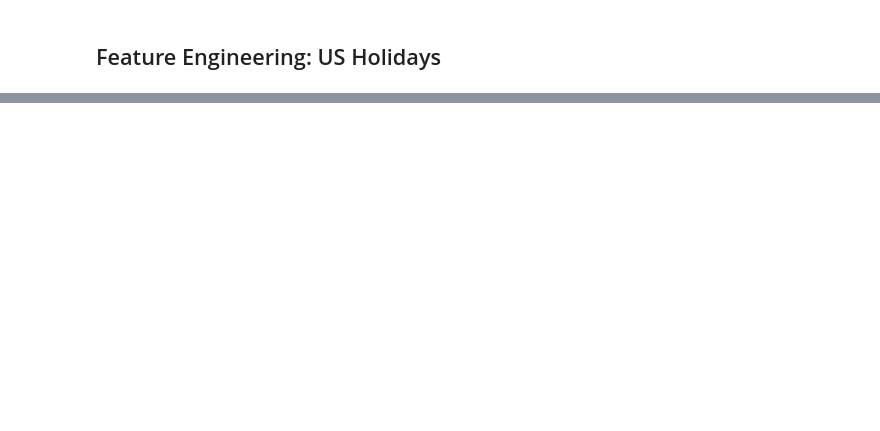
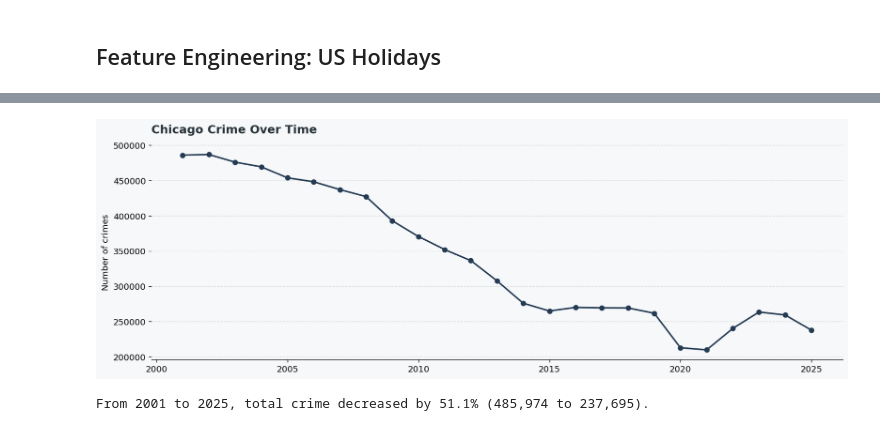
Before and after one commit to swirita/Chicago-Crime-Analysis-and-Forecasting, a Jupyter notebook: notebooks/02_crime_analysis_forecast.ipynb, the cells around one changed output, grey strips where cells are left out. Saved outputs shown, nothing was run; the diff lists cells and outputs as text; code cells hidden in the pictures; blank space fills up the shorter version.

Commit message:
Update Analysis Visual Style

```diff
--- a/notebooks/02_crime_analysis_forecast.ipynb
+++ b/notebooks/02_crime_analysis_forecast.ipynb
@@ -290,4 +244,0 @@ holidays.country_holidays('US')
-# %%
-## Saving holiday types as columns
-df["US Holiday"] = [us_holidays.get(day) for day in df['Date']]
-df.head(5)
@@ -329,4 +244,0 @@ ax.set_xticklabels(ax.get_xticklabels(),rotation=45, ha='right');
-# %%
-## Saving a binary is holiday feature
-df['Is_Holiday'] = df['US Holiday'].notna()
-df['Is_Holiday'].value_counts()
@@ -339,4 +244,0 @@ dtype: int64
-# %%
-df = df.set_index("Date")
-
-df.info()
@@ -791,0 +245,6 @@ print(f'Lowest seasonal point: {annual_low_month}')
+# %%
+us_holidays = holidays.country_holidays("US")
+df["US Holiday"] = [us_holidays.get(date) for date in df.index.date]
+
+print(f"Crimes reported on holidays: {df['US Holiday'].notna().sum():,}")
+df.head()
@@ -791,0 +265,45 @@ print(f'Lowest seasonal point: {annual_low_month}')
+# %%
+annual_counts = df.resample("YS").size()
+annual_counts.index = annual_counts.index.year
+annual_counts.name = "Number of Crimes"
+
+# Remove the latest year when the data does not reach December 31.
+latest_date = df.index.max()
+end_of_latest_year = pd.Timestamp(latest_date.year, 12, 31)
+if latest_date.normalize() < end_of_latest_year:
+    annual_counts = annual_counts.iloc[:-1]
+
+fig, ax = plt.subplots()
+ax.plot(
+    annual_counts.index,
+    annual_counts.values,
+    marker="o",
+    color=COLORS["main"],
+    linewidth=2,
+)
+style_chart(ax, "Chicago Crime Over Time", ylabel="Number of crimes")
+plt.show()
+
+first_year = annual_counts.index.min()
+last_year = annual_counts.index.max()
+first_count = annual_counts.loc[first_year]
+last_count = annual_counts.loc[last_year]
+change_percent = (last_count - first_count) / first_count * 100
+
+if change_percent > 0:
+    direction = "increased"
+elif change_percent < 0:
+    direction = "decreased"
+else:
+    direction = "did not change"
+
+if direction == "did not change":
+    print(f"Total crime was the same in {first_year} and {last_year}: {first_count:,} crimes.")
+else:
+    print(
+        f"From {first_year} to {last_year}, total crime {direction} "
+        f"by {abs(change_percent):.1f}% ({first_count:,} to {last_count:,})."
+    )
+# %% [output]
+[figure, added]
+From 2001 to 2025, total crime decreased by 51.1% (485,974 to 237,695).
```
Also changed, not shown: parts of 79 cells of this notebook.
